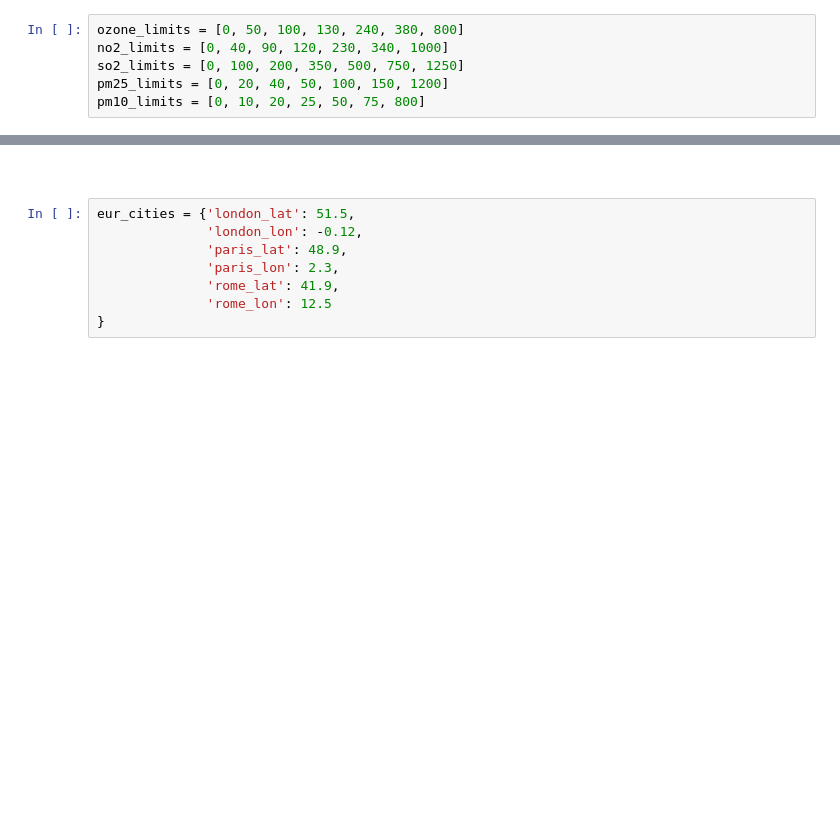
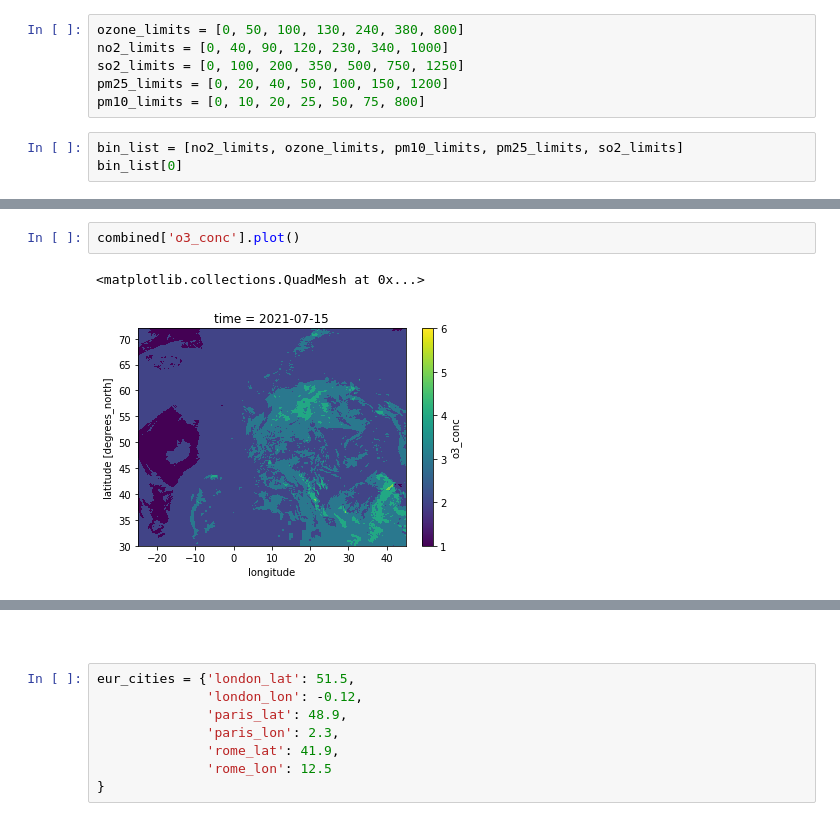
Before and after one commit to ecmwf-projects/copernicus-training, a Jupyter notebook: 215_cams_european_air_quality_index.ipynb, the cells around one changed output, grey strips where cells are left out. Drawn from its saved outputs; the diff is of its cells as text; blank space fills up the shorter version.

```diff
--- a/215_cams_european_air_quality_index.ipynb
+++ b/215_cams_european_air_quality_index.ipynb
@@ -213,3 +344,6 @@ no2_limits = [0, 40, 90, 120, 230, 340, 1000]
 so2_limits = [0, 100, 200, 350, 500, 750, 1250]
 pm25_limits = [0, 20, 40, 50, 100, 150, 1200]
 pm10_limits = [0, 10, 20, 25, 50, 75, 800]
+# %%
+bin_list = [no2_limits, ozone_limits, pm10_limits, pm25_limits, so2_limits]
+bin_list[0]
@@ -215,0 +507,5 @@ pm10_limits = [0, 10, 20, 25, 50, 75, 800]
+# %%
+combined['o3_conc'].plot()
+# %% [output]
+<matplotlib.collections.QuadMesh at 0x...>
+[figure, added]
```
Also changed, not shown: parts of 50 cells of this notebook, 12 other files.
